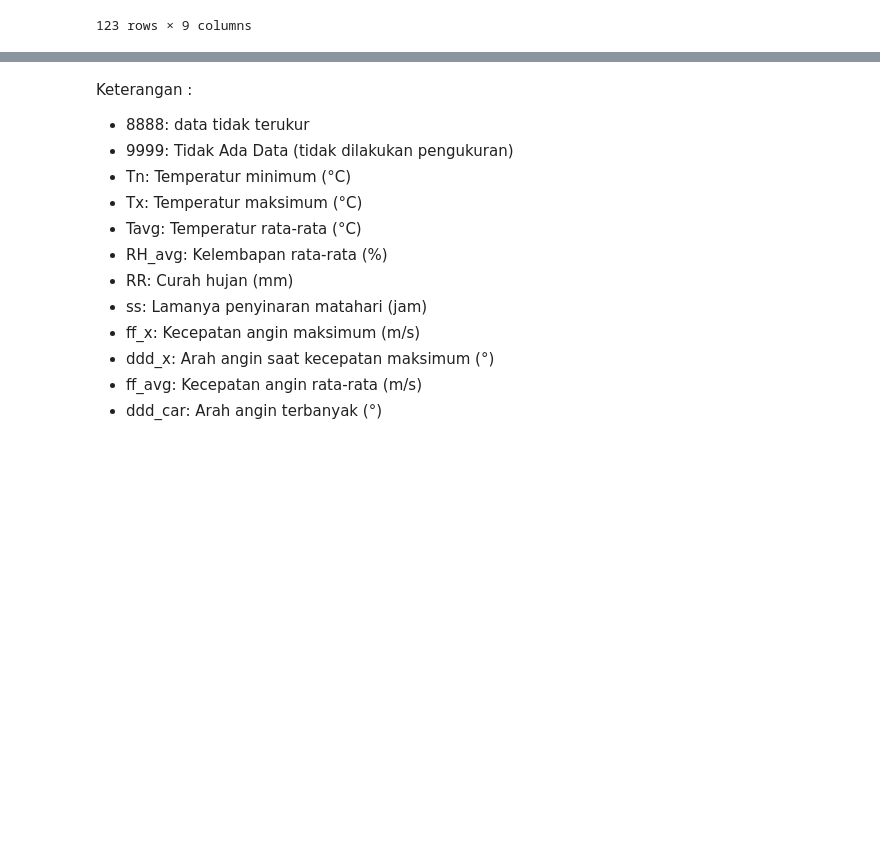
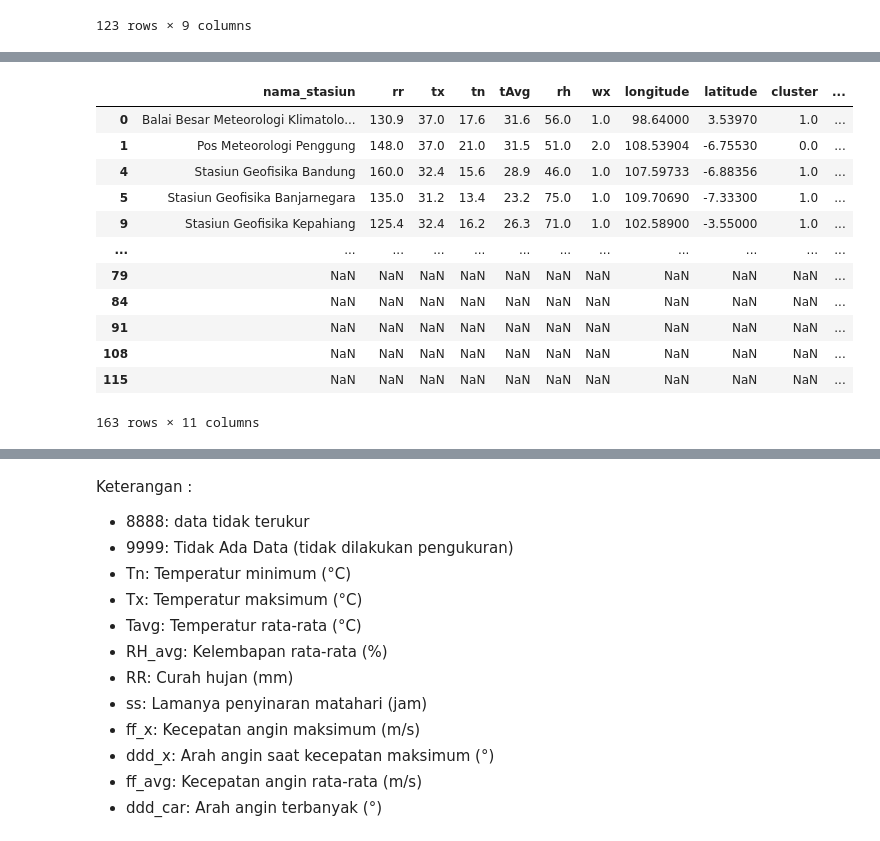
Before and after one commit to rachyharkov/cluster-extreme-climate, a Jupyter notebook: notebook.ipynb, the cells around one changed output, grey strips where cells are left out. Drawn from its saved outputs; the diff is of its cells as text; code cells hidden in the pictures; blank space fills up the shorter version.

```diff
--- a/notebook.ipynb
+++ b/notebook.ipynb
@@ -311,3 +374,19 @@ entropy(y_kmeans)
+# %%
+new_mergeddf
+# %% [output]
+|  | nama_stasiun | rr | tx | tn | tAvg | rh | wx | longitude | latitude | cluster | ... |
+| 0 | Balai Besar Meteorologi Klimatolo... | 130.9 | 37.0 | 17.6 | 31.6 | 56.0 | 1.0 | 98.64000 | 3.53970 | 1.0 | ... |
+| 1 | Pos Meteorologi Penggung | 148.0 | 37.0 | 21.0 | 31.5 | 51.0 | 2.0 | 108.53904 | -6.75530 | 0.0 | ... |
+| 4 | Stasiun Geofisika Bandung | 160.0 | 32.4 | 15.6 | 28.9 | 46.0 | 1.0 | 107.59733 | -6.88356 | 1.0 | ... |
+| 5 | Stasiun Geofisika Banjarnegara | 135.0 | 31.2 | 13.4 | 23.2 | 75.0 | 1.0 | 109.70690 | -7.33300 | 1.0 | ... |
+| 9 | Stasiun Geofisika Kepahiang | 125.4 | 32.4 | 16.2 | 26.3 | 71.0 | 1.0 | 102.58900 | -3.55000 | 1.0 | ... |
+| ... | ... | ... | ... | ... | ... | ... | ... | ... | ... | ... | ... |
+| 79 | NaN | NaN | NaN | NaN | NaN | NaN | NaN | NaN | NaN | NaN | ... |
+| 84 | NaN | NaN | NaN | NaN | NaN | NaN | NaN | NaN | NaN | NaN | ... |
+| 91 | NaN | NaN | NaN | NaN | NaN | NaN | NaN | NaN | NaN | NaN | ... |
+| 108 | NaN | NaN | NaN | NaN | NaN | NaN | NaN | NaN | NaN | NaN | ... |
+| 115 | NaN | NaN | NaN | NaN | NaN | NaN | NaN | NaN | NaN | NaN | ... |
+163 rows × 11 columns
 # %%
 # count cluster of each cluster
 np.bincount(y_kmeans)
```
Also changed, not shown: parts of 9 cells of this notebook.
